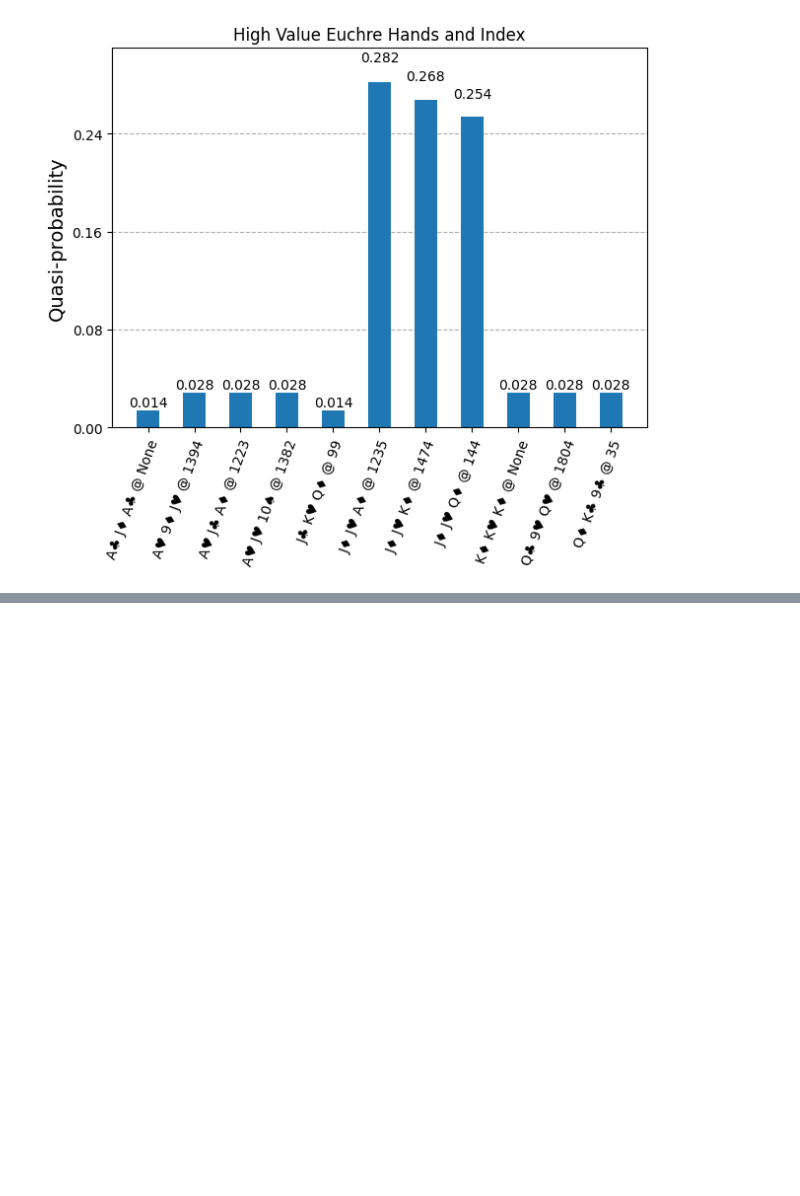
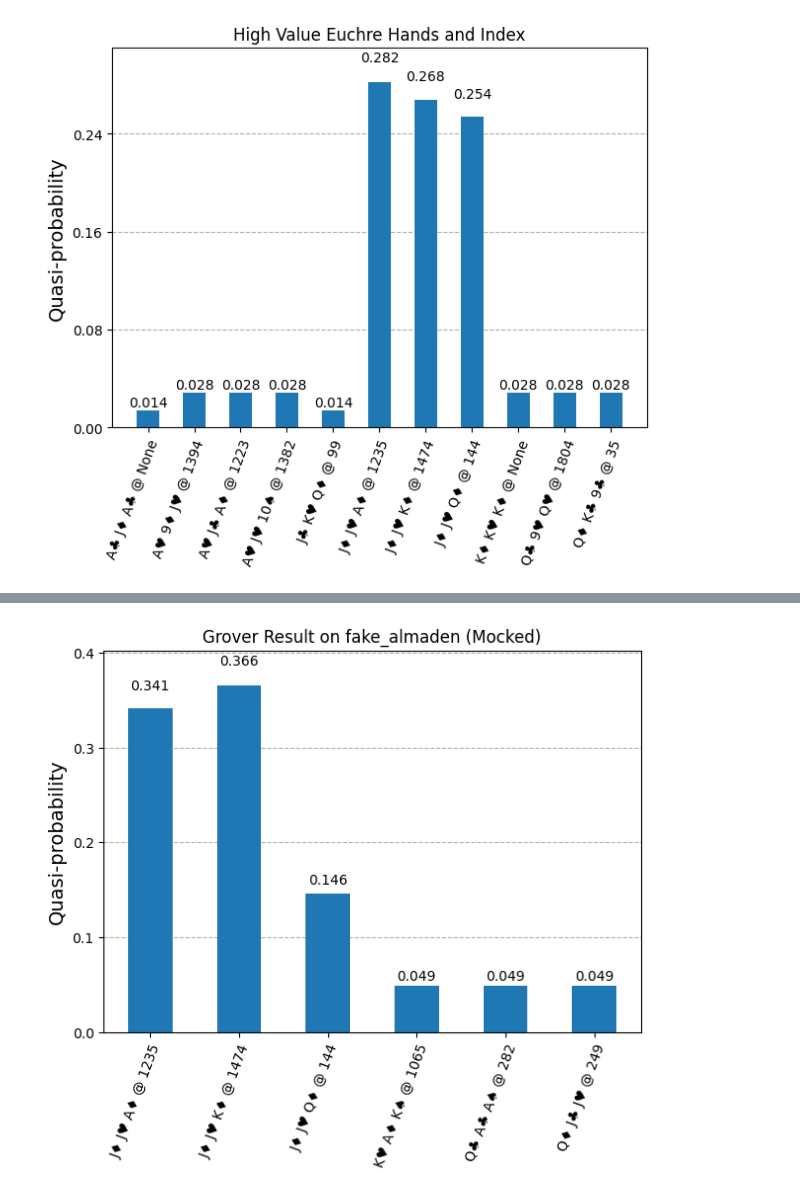
Before and after one commit to carlek/qiskit-fun, a Jupyter notebook: grovers-euchre.ipynb, the cells around one changed output, grey strips where cells are left out. Saved outputs shown, nothing was run; the diff lists cells and outputs as text; code cells hidden in the pictures; blank space fills up the shorter version.

Commit message:
add mock backend and fix problems with sampler

```diff
--- a/grovers-euchre.ipynb
+++ b/grovers-euchre.ipynb
@@ -342,0 +343,71 @@ A♣ J♦ A♣ @ None P(0.0009765625)
+# %%
+from qiskit import transpile, QuantumCircuit
+from qiskit.circuit.library import GroverOperator
+from qiskit.visualization import plot_distribution
+from qiskit_aer.primitives import Sampler
+from qiskit_ibm_runtime.fake_provider import FakeAlmadenV2
+from collections import OrderedDict
+import math
+
+# Domain-specific setup
+deck = EuchreDeck()
+trump = '♦'
+marked = high_hands_bitstrings(trump, deck)
+the_oracle = grover_oracle(marked_bitstrings=marked, phase_oracle=True)
+grover_op = GroverOperator(the_oracle)
+
+# Determine qubits and optimal number of iterations
+n_qubits = len(marked[0])
+num_solutions = len(marked)
+optimal_iters_theory = math.floor(
+    math.pi / (4 * math.asin(math.sqrt(num_solutions / 2**n_qubits)))
+)
+optimal_iters_demo = 10            # Less to simulate a hardware-like limit
+optimal_iters = optimal_iters_demo
+
+print(f"Optimal iterations      : {optimal_iters_theory}")
+print(f"Demonstration iterations: {optimal_iters_demo}")
+print(f"Iterations used this run: {optimal_iters}")
+
+# Use the mocked backend
+backend = FakeAlmadenV2()
+print(f"Mock backend selected: {backend.name} with {backend.num_qubits} qubits")
+
+# Create and transpile circuit
+qc = QuantumCircuit(n_qubits)
+qc.h(range(n_qubits))
+qc.compose(grover_op.power(optimal_iters), inplace=True)
+qc.measure_all()
+
+print("Transpiling...")
+transpiled_qc = transpile(qc, backend=backend, optimization_level=3)
+print("Transpiling complete")
+
+# Use sampler
+sampler = Sampler()
+sampler.options.default_shots = 1024
+result = sampler.run([transpiled_qc]).result()
+dist = result.quasi_dists[0]
+
+# Decode and display results
+print("\nResults from mocked backend:")
+top = OrderedDict(sorted(dist.items(), key=lambda x: -x[1])[:20])
+decoded_top = {}
+for k, v in top.items():
+    # for simulator we convert from integer
+    # for mocked backend and IBM Quantum it is big-endian bitstring
+    if isinstance(k, int):
+        bitstring = format(k, f"0{n_qubits}b")
+    else:
+        bitstring = k[::-1]
+
+    hand = deck.decode_hand(bitstring)
+    if hand:
+        index = deck.find_hand_index(hand)
+        hand_str = ' '.join([rank + suit for rank, suit in hand])
+        label = f"{hand_str} @ {index}"
+        print(label, f"P({v})")
+        decoded_top[label] = v
+
+plot_distribution(decoded_top, title=f"Grover Result on {backend.name} (Mocked)")
+# %% [output]
@@ -342,0 +428 @@ A♣ J♦ A♣ @ None P(0.0009765625)
+[figure, added]
```
Also changed, not shown: parts of 6 cells of this notebook.
